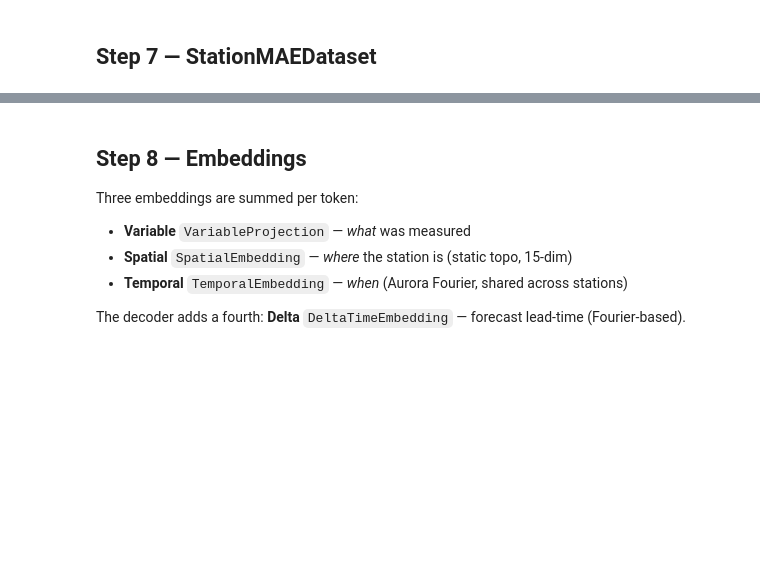
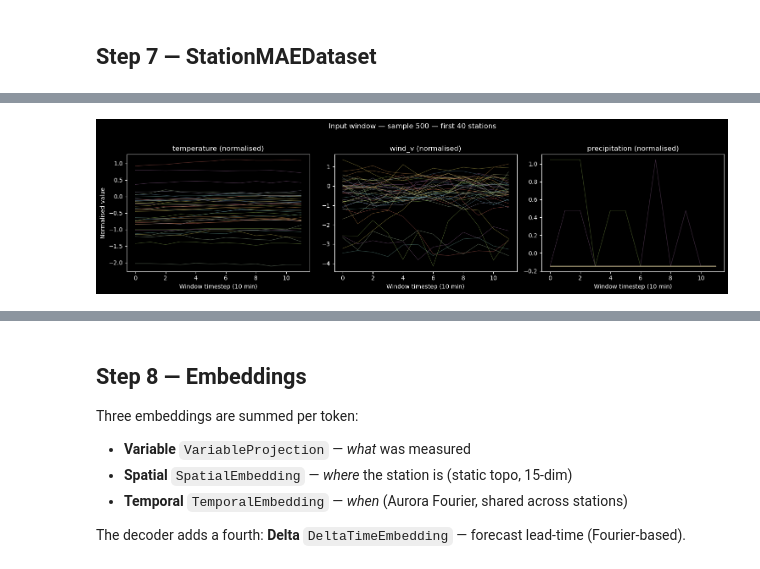
Before and after one commit to aureliedj/weather-station-model-with-transformers, a Jupyter notebook: Station MAE/explore_pipeline.ipynb, the cells around one changed output, grey strips where cells are left out. Drawn from its saved outputs; the diff is of its cells as text; code cells hidden in the pictures; blank space fills up the shorter version.

```diff
--- a/Station MAE/explore_pipeline.ipynb
+++ b/Station MAE/explore_pipeline.ipynb
@@ -399,25 +412,27 @@ print(f"Max delta     : {MAX_DELTA_STEPS} steps = {MAX_DELTA_STEPS * 10 / 60:.1f
 # %%
-~~~~# Plot input window for one sample — temperature across stations
+# Plot input window for one sample — temperature across stations
 sample  = train_ds[500]
 x       = sample["x"]       # (W, N, V)
 x_mask  = sample["x_mask"]  # (W, N, V)
 W, N, V = x.shape
 
 fig, axes = plt.subplots(1, 3, figsize=(15, 4))
 for col, (var_idx, title) in enumerate([(0, "temperature"), (4, "wind_v"), (5, "precipitation")]):
     ax = axes[col]
     for n in range(min(N, 40)):
         present = x_mask[:, n, var_idx].bool()
         vals    = x[:, n, var_idx].clone().numpy().astype(float)
         vals[~present.numpy()] = float("nan")
         ax.plot(vals, alpha=0.35, linewidth=0.8)
     ax.set_title(f"{title} (normalised)")
     ax.set_xlabel("Window timestep (10 min)")
     if col == 0:
         ax.set_ylabel("Normalised value")
 
 plt.suptitle(f"Input window — sample 500 — first 40 stations", y=1.02)
 plt.tight_layout(); plt.show()
+# %% [output]
+[figure, added]
 # %%
 # Missing data heatmap across the input window for the same sample
 fig, axes = plt.subplots(1, V, figsize=(14, 4), sharey=True)
```
Also changed, not shown: parts of 14 cells of this notebook, 4 other files.
